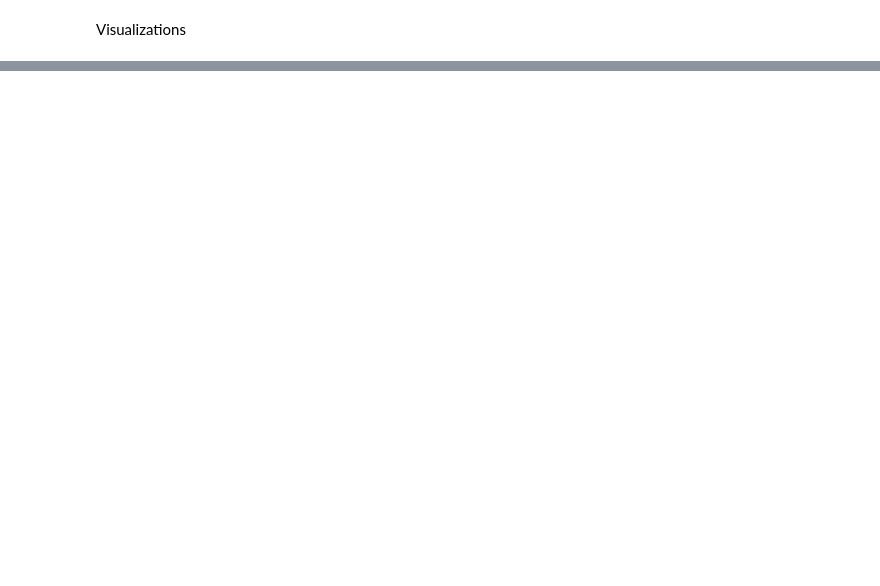
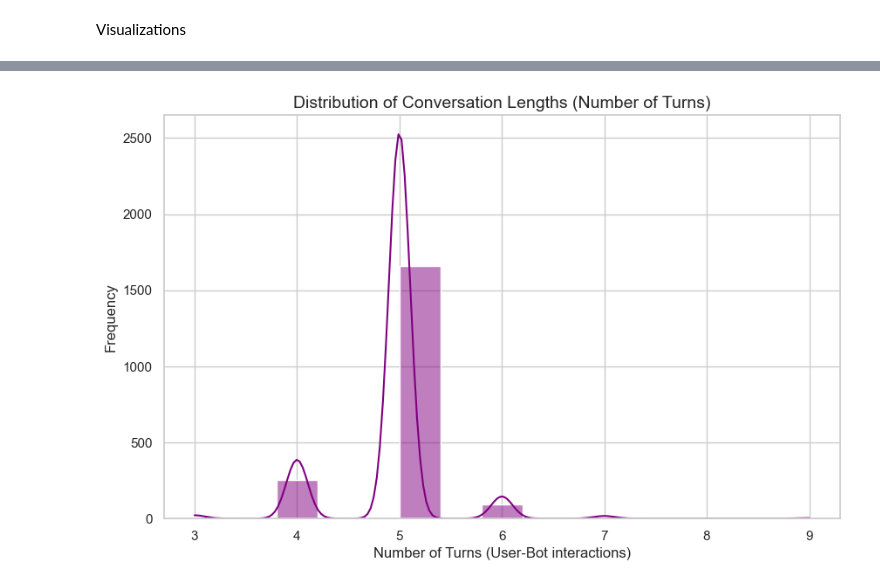
Before and after one commit to strouddm/project-jail-break, a Jupyter notebook: notebooks/03_trevor_eda_safedialbench.ipynb, the cells around one changed output, grey strips where cells are left out. Saved outputs shown, nothing was run; the diff lists cells and outputs as text; code cells hidden in the pictures; blank space fills up the shorter version.

```diff
--- a/notebooks/03_trevor_eda_safedialbench.ipynb
+++ b/notebooks/03_trevor_eda_safedialbench.ipynb
@@ -99,10 +123,12 @@ plt.show()
 # %%
-#conversation Length Distribution (Number of Turns)
+#conversation Length Distribution (num turns)
 df['num_turns'] = df['history'].apply(len)
 
 plt.figure(figsize=(10, 6))
-sns.histplot(df['num_turns'], bins=15, kde=True, color='teal')
+sns.histplot(df['num_turns'], bins=15, kde=True, color='purple')
 plt.title('Distribution of Conversation Lengths (Number of Turns)', fontsize=14)
 plt.xlabel('Number of Turns (User-Bot interactions)', fontsize=12)
 plt.ylabel('Frequency', fontsize=12)
 plt.show()
+# %% [output]
+[figure, added]
```
Also changed, not shown: parts of 4 cells of this notebook.
